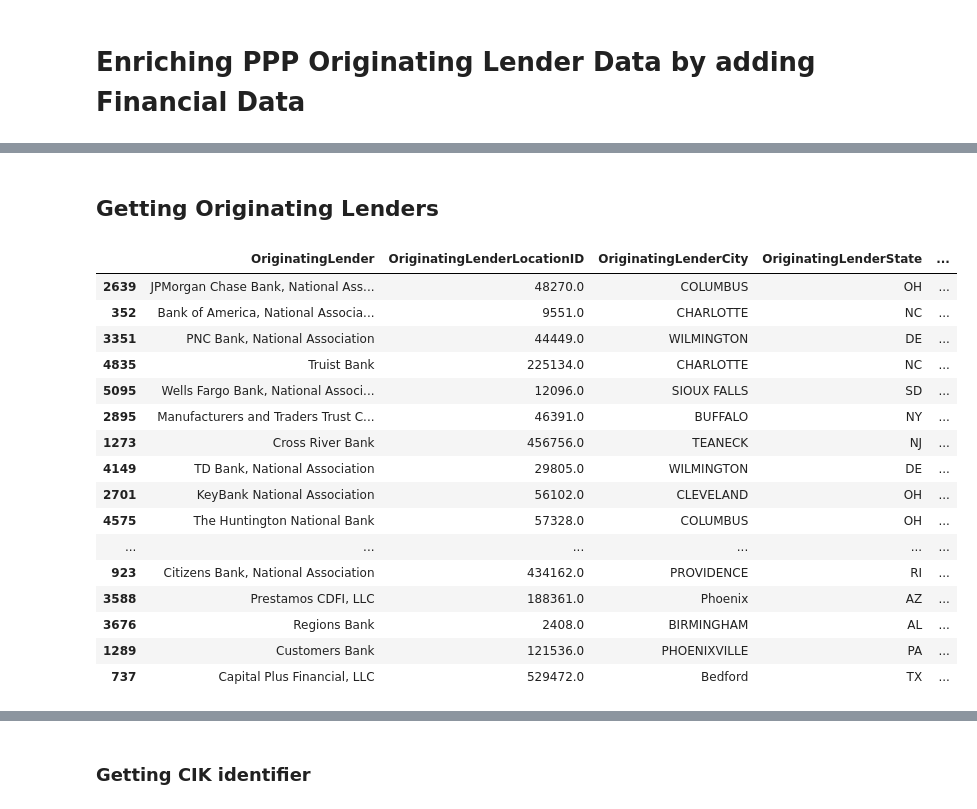
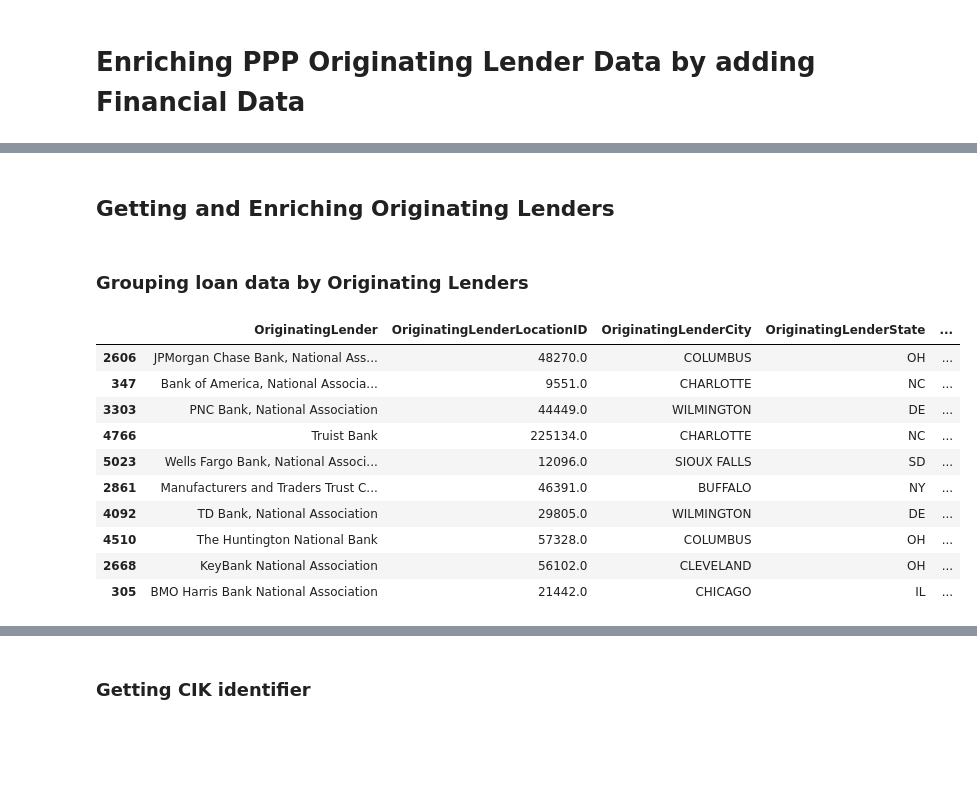
Before and after one commit to Neji128/PPP-Lender-Analysis, a Jupyter notebook: scripts/lenders_data.ipynb, the cells around one changed output, grey strips where cells are left out. Drawn from its saved outputs; the diff is of its cells as text; code cells hidden in the pictures; blank space fills up the shorter version.

Commit message:
Completed lender data pull script

```diff
--- a/scripts/lenders_data.ipynb
+++ b/scripts/lenders_data.ipynb
@@ -6,7 +11,7 @@ import pandas as pd
 # pd.set_option('display.max_columns', None)
 # %%
 # Reading PPP Dataset
-PPP_df = pd.read_csv('../data/interim/PPP_concatenated.csv')
+PPP_df = pd.read_csv('../data/interim/PPP_scoped.csv')
 # %%
 PPP_df.describe(include='all')
 # %% [output]
@@ -26,28 +31,24 @@ PPP_df.describe(include='all')
 # %% [markdown]
-## Getting Originating Lenders
+## Getting and Enriching Originating Lenders
+# %% [markdown]
+### Grouping loan data by Originating Lenders
 # %%
 # Aggregating Originating Lender Data
 
 lenders_df = PPP_df.groupby(['OriginatingLender','OriginatingLenderLocationID', 'OriginatingLenderCity','OriginatingLenderState']).agg({'CurrentApprovalAmount':['sum'], 'ForgivenessAmount': ['sum']}).reset_index().sort_values(by=('CurrentApprovalAmount', 'sum'),ascending=False)
 lenders_df.columns = lenders_df.columns.get_level_values(0)
 lenders_df['ForgivnessPct'] = lenders_df.ForgivenessAmount / lenders_df.CurrentApprovalAmount
 
-lenders_df.head(20)
+lenders_df.head(10)
 # %% [output]
 |  | OriginatingLender | OriginatingLenderLocationID | OriginatingLenderCity | OriginatingLenderState | ... |
-| 2639 | JPMorgan Chase Bank, National Ass... | 48270.0 | COLUMBUS | OH | ... |
-| 352 | Bank of America, National Associa... | 9551.0 | CHARLOTTE | NC | ... |
-| 3351 | PNC Bank, National Association | 44449.0 | WILMINGTON | DE | ... |
-| 4835 | Truist Bank | 225134.0 | CHARLOTTE | NC | ... |
-| 5095 | Wells Fargo Bank, National Associ... | 12096.0 | SIOUX FALLS | SD | ... |
-| 2895 | Manufacturers and Traders Trust C... | 46391.0 | BUFFALO | NY | ... |
-| 1273 | Cross River Bank | 456756.0 | TEANECK | NJ | ... |
-| 4149 | TD Bank, National Association | 29805.0 | WILMINGTON | DE | ... |
-| 2701 | KeyBank National Association | 56102.0 | CLEVELAND | OH | ... |
-| 4575 | The Huntington National Bank | 57328.0 | COLUMBUS | OH | ... |
-| ... | ... | ... | ... | ... | ... |
-| 923 | Citizens Bank, National Association | 434162.0 | PROVIDENCE | RI | ... |
-| 3588 | Prestamos CDFI, LLC | 188361.0 | Phoenix | AZ | ... |
-| 3676 | Regions Bank | 2408.0 | BIRMINGHAM | AL | ... |
-| 1289 | Customers Bank | 121536.0 | PHOENIXVILLE | PA | ... |
-| 737 | Capital Plus Financial, LLC | 529472.0 | Bedford | TX | ... |
+| 2606 | JPMorgan Chase Bank, National Ass... | 48270.0 | COLUMBUS | OH | ... |
+| 347 | Bank of America, National Associa... | 9551.0 | CHARLOTTE | NC | ... |
+| 3303 | PNC Bank, National Association | 44449.0 | WILMINGTON | DE | ... |
+| 4766 | Truist Bank | 225134.0 | CHARLOTTE | NC | ... |
+| 5023 | Wells Fargo Bank, National Associ... | 12096.0 | SIOUX FALLS | SD | ... |
+| 2861 | Manufacturers and Traders Trust C... | 46391.0 | BUFFALO | NY | ... |
+| 4092 | TD Bank, National Association | 29805.0 | WILMINGTON | DE | ... |
+| 4510 | The Huntington National Bank | 57328.0 | COLUMBUS | OH | ... |
+| 2668 | KeyBank National Association | 56102.0 | CLEVELAND | OH | ... |
+| 305 | BMO Harris Bank National Association | 21442.0 | CHICAGO | IL | ... |
```
Also changed, not shown: parts of 31 cells of this notebook, 1 other file.
